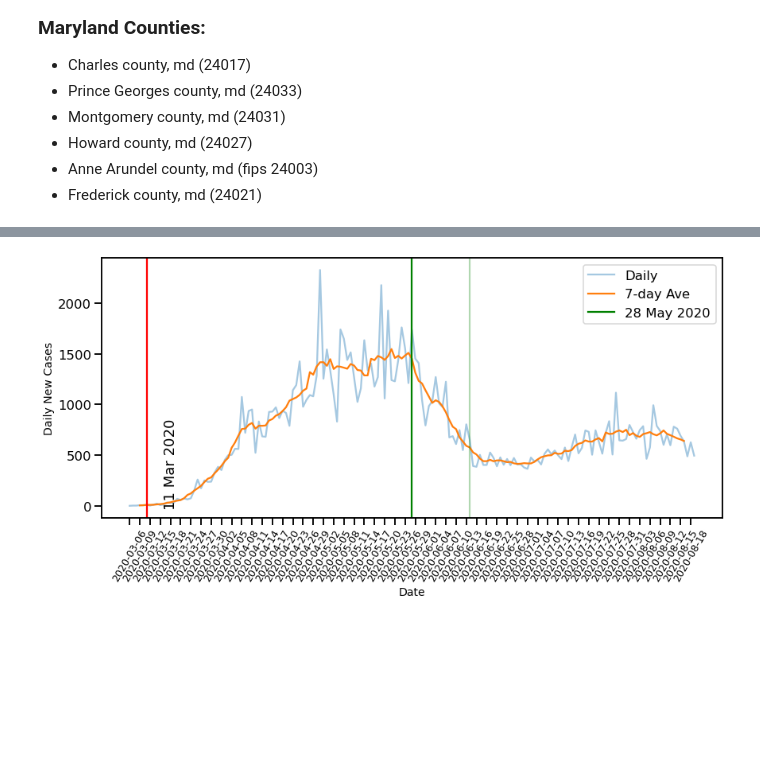
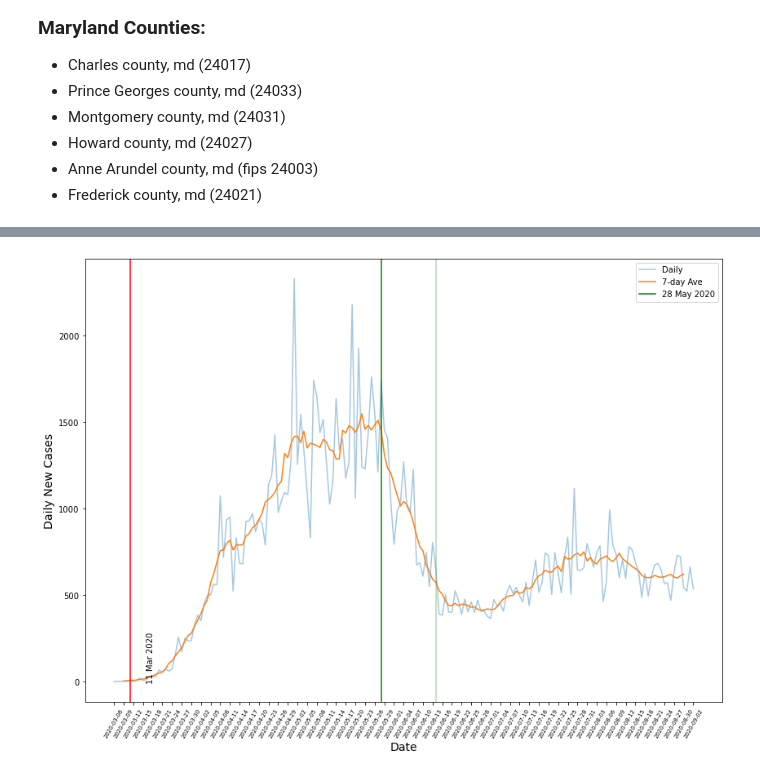
Before and after one commit to thegrumpygator/cotrendmap, a Jupyter notebook: code/weekly-case-trend.ipynb, the cells around one changed output, grey strips where cells are left out. Saved outputs shown, nothing was run; the diff lists cells and outputs as text; code cells hidden in the pictures; blank space fills up the shorter version.

```diff
--- a/code/weekly-case-trend.ipynb
+++ b/code/weekly-case-trend.ipynb
@@ -27,9 +27,11 @@ path_covid_data_us_counties_1 = datapath / 'covid-19-data-20200706' / 'us-counti
 path_covid_data_us_counties_2 = datapath / 'covid-19-data-20200720' / 'us-counties.csv'
 path_covid_data_us_counties_3 = datapath / 'covid-19-data-20200813' / 'us-counties.csv'
 path_covid_data_us_counties_4 = datapath / 'covid-19-data-20200820' / 'us-counties.csv'
+path_covid_data_us_counties_5 = datapath / 'covid-19-data-20200827' / 'us-counties.csv'
+path_covid_data_us_counties_6 = datapath / 'covid-19-data-20200903' / 'us-counties.csv'
 
 ### Update this line
-county_data_path = path_covid_data_us_counties_4
+county_data_path = path_covid_data_us_counties_6
 
 df_covid_data_us_counties = pd.read_csv(county_data_path)
 # %% [markdown]
@@ -95,7 +108,7 @@ df_covid_data_metrodc_bydate_diff.tail()
 #sns.set_context("talk")
 
 # set figure size
-fig = plt.figure(figsize=(14,6))
+fig = plt.figure(figsize=(14,10))
 
 # Time series plot with Seaborn lineplot() with label
 sns.lineplot(x="date",y="cases",
@@ -109,31 +122,31 @@ plot_ = sns.lineplot(x="date",y="cases_7day_ave",
              #ci=None)
 fig.canvas.draw()
 
 plt.axvline('2020-03-11', color='r')
 plt.text(10.1,0,'11 Mar 2020',rotation=90)
 
 plt.axvline('2020-05-28', color='green', label="28 May 2020")
 
 plt.axvline('2020-06-14', color='green', alpha=.31)
 
 plt.legend()
 
 # set axis labels
 plt.xlabel("Date", size=14)
 plt.ylabel("Daily New Cases", size=14)
 
 new_ticks = [i.get_text() for i in plot_.get_xticklabels()]
 plt.xticks(range(0, len(new_ticks), 3), new_ticks[::3], rotation=60, fontweight='light', fontsize='x-small')
 
 # plt.xticks(
 #     rotation=90,
 #     fontweight='light',
 #     fontsize='x-small'
 # )
 
 # save image as PNG file
 plt.savefig("Time_Series_Plot_with_7day_average_Seaborn.png",
                     format='png',
                     dpi=150)
 # %% [output]
-[figure, old version]
+[figure, new version]
```
Also changed, not shown: parts of 1 cell of this notebook, 39 other files.
